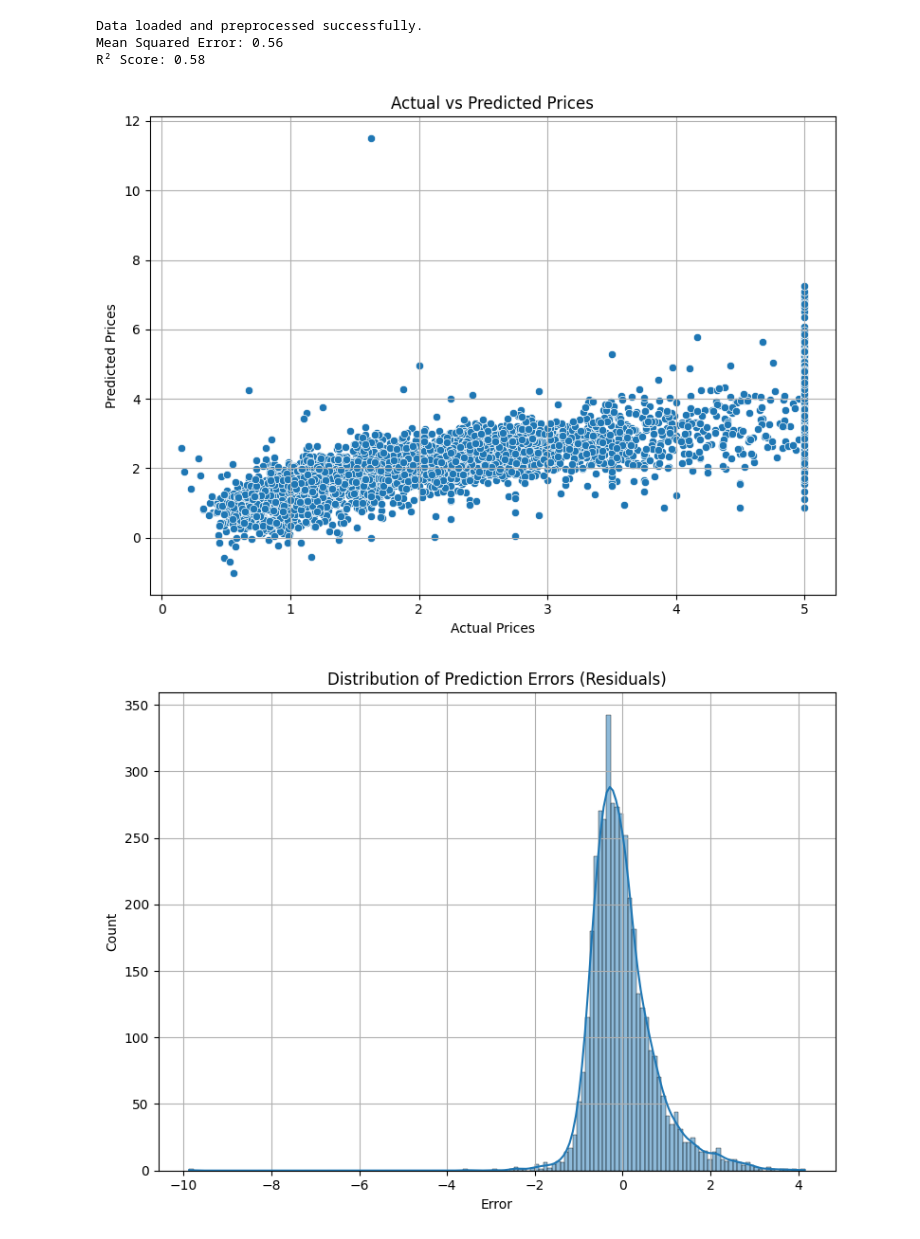
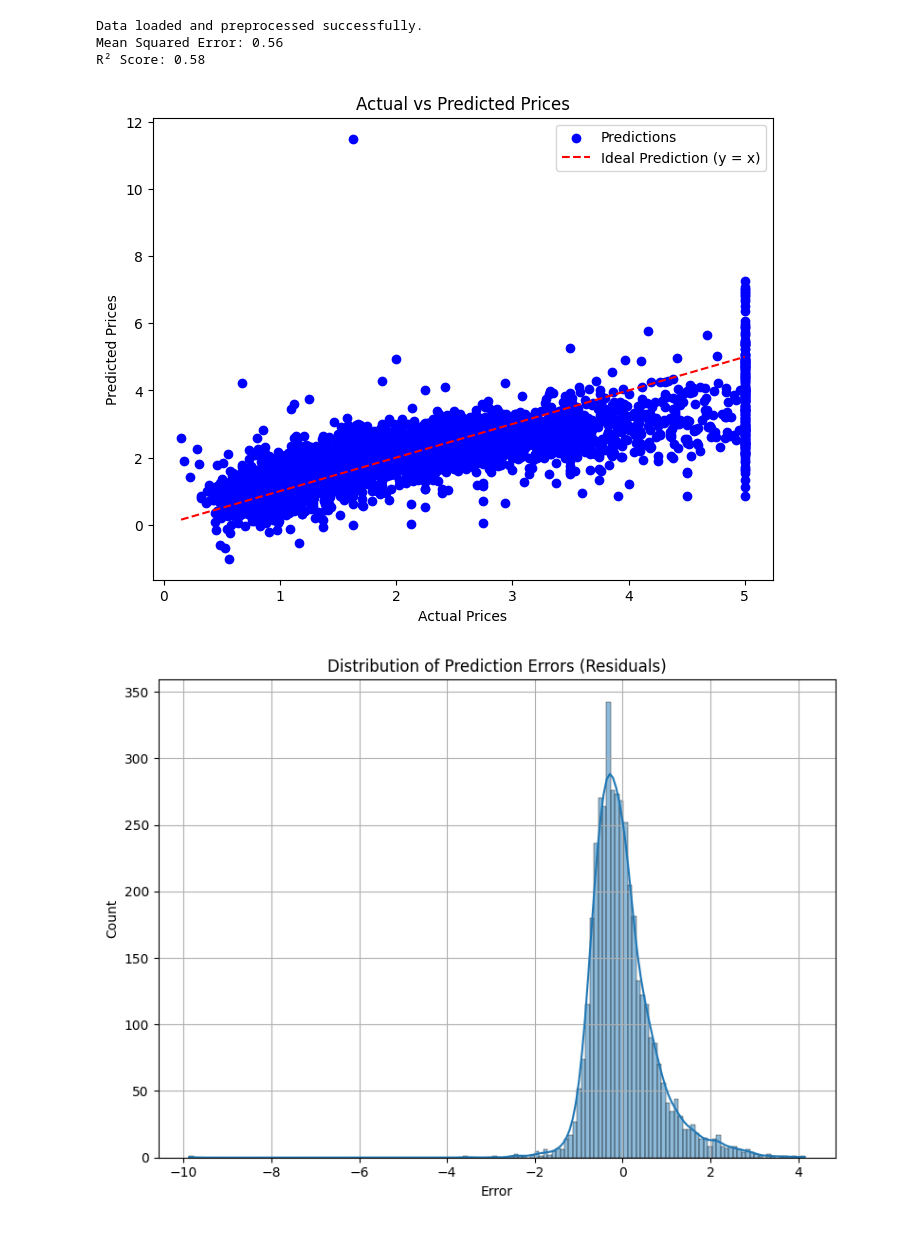
Before and after one commit to MaxPry/House-price-prediction, a Jupyter notebook: Untitled0.ipynb, the cells around one changed output. Drawn from its saved outputs; the diff is of its cells as text; code cells hidden in the pictures.

```diff
--- a/Untitled0.ipynb
+++ b/Untitled0.ipynb
@@ -38,39 +38,47 @@ model.fit(X_train, y_train)
 
 # Predict on the test set
 y_pred = model.predict(X_test)
 
 # Evaluate the model
 mse = mean_squared_error(y_test, y_pred)
 r2 = r2_score(y_test, y_pred)
 
 print(f"Mean Squared Error: {mse:.2f}")
 print(f"R² Score: {r2:.2f}")
 
 import matplotlib.pyplot as plt
 import seaborn as sns
 
-# Plot: predicted vs actual prices
+# Make predictions on the test set
+predictions = model.predict(X_test)
+
+# Plotting Actual vs Predicted Prices
 plt.figure(figsize=(8, 6))
-sns.scatterplot(x=y_test, y=y_pred)
-plt.xlabel("Actual Prices")
-plt.ylabel("Predicted Prices")
-plt.title("Actual vs Predicted Prices")
-plt.grid(True)
-plt.tight_layout()
+plt.scatter(y_test, predictions, color='blue', label='Predictions')
+
+# Adding the y = x line (Ideal prediction line)
+plt.plot([min(y_test), max(y_test)], [min(y_test), max(y_test)], color='red', linestyle='--', label='Ideal Prediction (y = x)')
+
+plt.title('Actual vs Predicted Prices')
+plt.xlabel('Actual Prices')
+plt.ylabel('Predicted Prices')
+plt.legend()
 plt.show()
+
+
 
 # Optional: plot residuals (errors)
 residuals = y_test - y_pred
 plt.figure(figsize=(8, 6))
 sns.histplot(residuals, kde=True)
 plt.title("Distribution of Prediction Errors (Residuals)")
 plt.xlabel("Error")
 plt.grid(True)
 plt.tight_layout()
 plt.show()
 # %% [output]
 Data loaded and preprocessed successfully.
 Mean Squared Error: 0.56
 R² Score: 0.58
-[figure, old version]
+[figure, new version]
 [figure]
```
